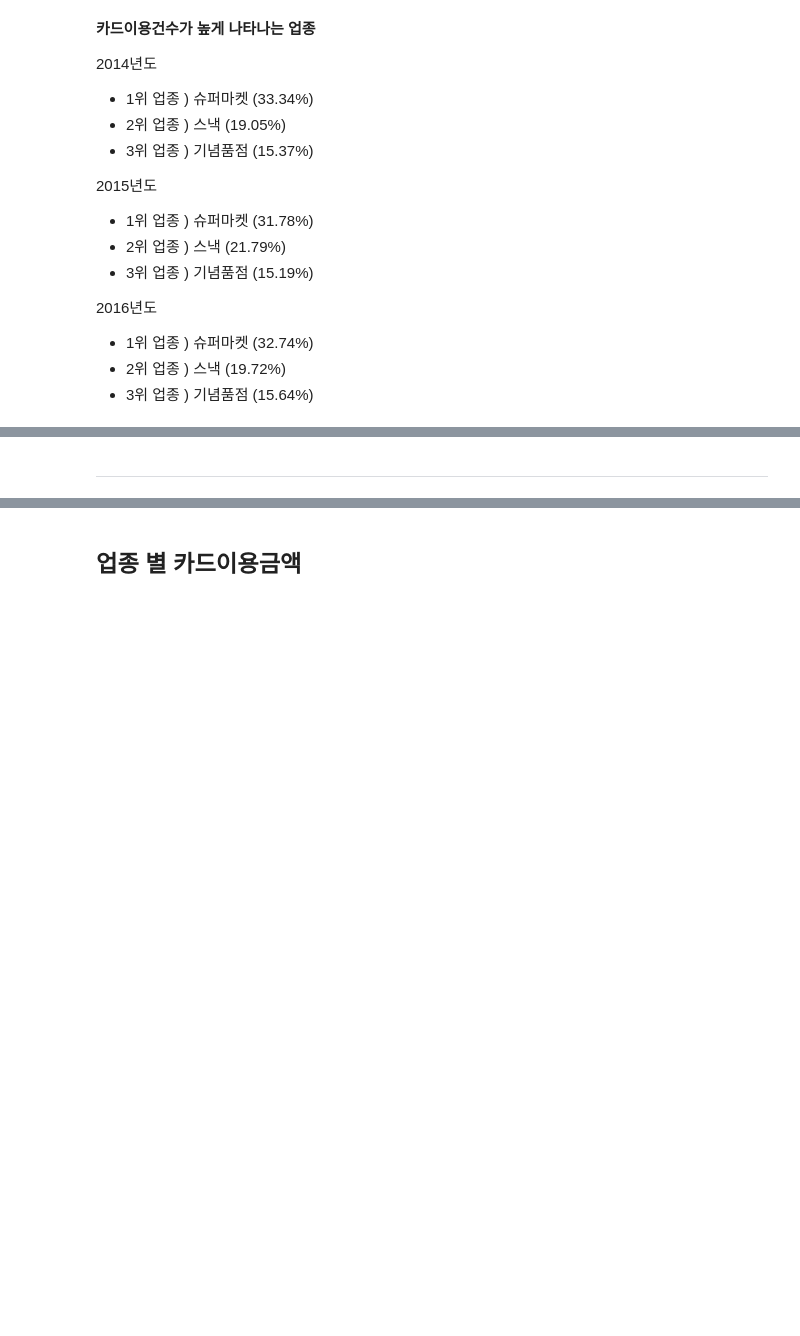
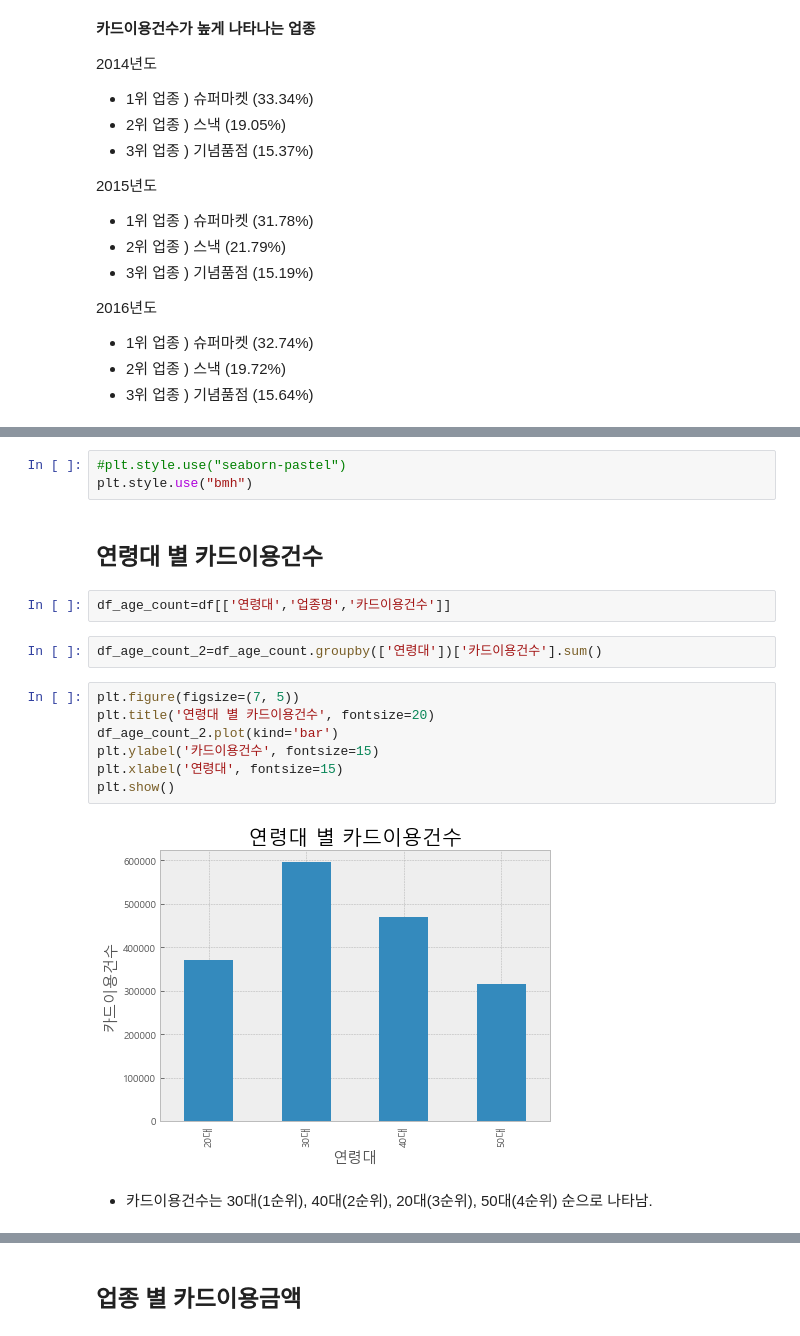
Before and after one commit to HayeonKimm/Tourist_Consumption_Analysis, a Jupyter notebook: code/2_analysis/BC카드 데이터 시각화_조아진.ipynb, the cells around one changed output, grey strips where cells are left out. Cells and saved outputs as stored; diff of their text form; blank space fills up the shorter version.

```diff
--- a/code/2_analysis/BC카드 데이터 시각화_조아진.ipynb
+++ b/code/2_analysis/BC카드 데이터 시각화_조아진.ipynb
@@ -245,2 +222,20 @@ plt.show()
-# %% [markdown]
-------------------------------------------
+# %%
+#plt.style.use("seaborn-pastel")
+plt.style.use("bmh")
+# %% [markdown]
+## 연령대 별 카드이용건수
+# %%
+df_age_count=df[['연령대','업종명','카드이용건수']]
+# %%
+df_age_count_2=df_age_count.groupby(['연령대'])['카드이용건수'].sum()
+# %%
+plt.figure(figsize=(7, 5))
+plt.title('연령대 별 카드이용건수', fontsize=20)
+df_age_count_2.plot(kind='bar')
+plt.ylabel('카드이용건수', fontsize=15)
+plt.xlabel('연령대', fontsize=15)
+plt.show()
+# %% [output]
+[figure, added]
+# %% [markdown]
+* 카드이용건수는 30대(1순위), 40대(2순위), 20대(3순위), 50대(4순위) 순으로 나타남.
```
Also changed, not shown: parts of 46 cells of this notebook.
